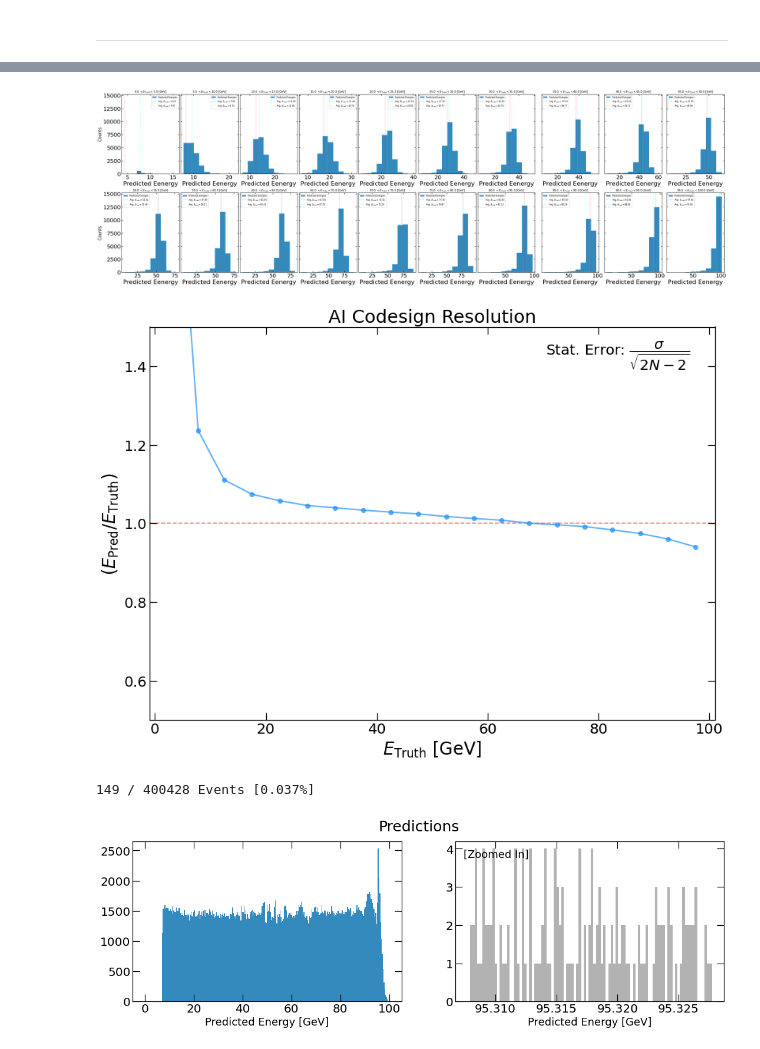
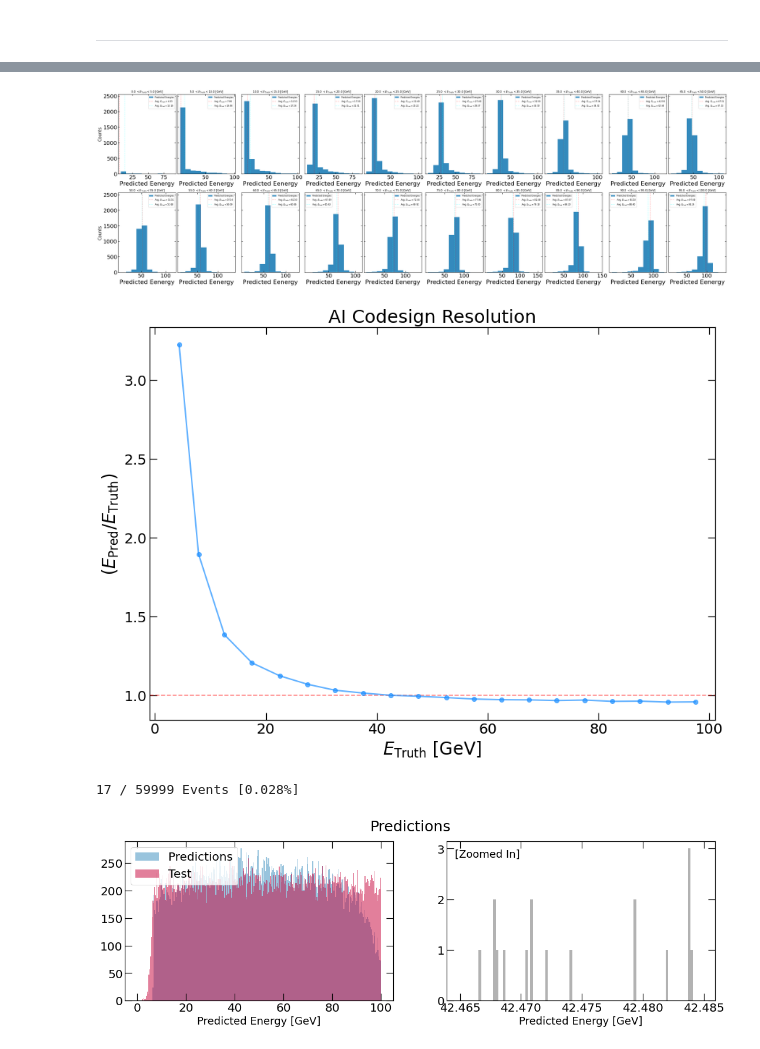
Before and after one commit to eiccodesign/regressiononly, a Jupyter notebook: Cluster_Sum_Regression.ipynb, the cells around one changed output, grey strips where cells are left out. Cells and saved outputs as stored; diff of their text form; code cells hidden in the pictures.

Commit message:
cleaned up and should run on TrainTestVal H5 files

```diff
--- a/Cluster_Sum_Regression.ipynb
+++ b/Cluster_Sum_Regression.ipynb
@@ -29,14 +29,10 @@ import tensorflow as tf
 # %% [markdown]
 ### Load the Data
 # %%
-#filename = 'rec_pionplus_300k_simple.hdf5'
-#filename = 'rec_pionplus_300k.hdf5'
-#filename = 'LogE_300k_normed.hdf5'
-#filename = 'hcal_only.hdf5'
-filename = "2M_piplus.hdf5"
+filename = "2M_hcal_update.hdf5"
 #filename = 'rec_pionplus_300ke_1i.hdf5'
 
-label = "hcal_only_events"  #Replace with your own variation!
+label = "Simple_NN_ClusterSum"  #Replace with your own variation!
 path = "./"+label
 # %%
 #os.makedirs(path)
@@ -312,9 +236,9 @@ print(truth_mean)
 # %% [markdown]
 ___
 # %%
-#Y_test = np.load("%s/y_test.npy"%(path))
-#X_test = np.load("%s/x_test.npy"%(path))
-#mypreds = np.load("%s/predictions.npy"%(path))
+Y_test = np.load("%s/y_test.npy"%(path))
+X_test = np.load("%s/x_test.npy"%(path))
+mypreds = np.load("%s/predictions.npy"%(path))
 # %%
 print(path)
 # %% [output]
@@ -468,7 +392,7 @@ for i in range(N):
     ax.tick_params(direction='in',right=True,top=True,length=5)
 plt.savefig("%s/resolutions_slices.pdf"%(path))
 # %% [output]
-[figure, old version]
+[figure, new version]
 # %%
 fig=plt.figure(figsize=(14,10))
 plt.title("AI Codesign Resolution",fontsize=25)
@@ -478,7 +402,7 @@ plt.xticks(fontsize=20)
 plt.yticks(fontsize=20)
 plt.tick_params(direction='in',right=True,top=True,length=10)
 plt.axhline(y=1.0, color='r', linestyle='--',alpha=0.5)#plt.ylim(-0.02,0.4)
-plt.ylim(0.5,1.5)
+#plt.ylim(0.5,1.5)
 plt.xlim(-1,101)
 errors = 1.0/(np.sqrt(2*counter-2))*stdev_pred
 ax = plt.subplot(1,1,1)
@@ -486,27 +410,28 @@ first_bin = 0
 last_bin = N
 plt.errorbar(avg_truth[first_bin:last_bin],pred_over_truth[first_bin:last_bin],#yerr=errors[first_bin:last_bin],
              linestyle="-",linewidth=2.0,capsize=4,capthick=1.2,elinewidth=1.2,ecolor='black',marker="o",color='dodgerblue',alpha=0.7)
-_ = plt.text(0.7,0.93,"Stat. Error: $\dfrac{\sigma}{\sqrt{2N-2} } $",transform=ax.transAxes,fontsize=20)
 plt.savefig("%s/scale_plot.pdf"%(path))
 # %% [output]
-[figure, old version]
+[figure, new version]
 # %%
 #Find the peak and zoom in
 fig = plt.figure(figsize=(18,5))
 plt.suptitle("Predictions",fontsize=25)
 ax = plt.subplot(1, 2, 1)
 plt.xlabel("Predicted Energy [GeV]",fontsize=18)
 bins = np.linspace(0,100,300)
-freq = plt.hist(mypreds, bins=bins)
+freq = plt.hist(mypreds, bins=bins,alpha=0.5,label="Predictions")
+test_freq = plt.hist(Y_test,bins=bins,alpha=0.5,label="Test")
+ax.legend()
 
 ax = plt.subplot(1, 2, 2)
 plt.xlabel("Predicted Energy [GeV]",fontsize=18)
 plt.text(0.03,0.9,"[Zoomed In]",transform=ax.transAxes,fontsize=18)
 maxbin = np.argmax(freq[0])
 zoom = np.linspace(bins[maxbin]-0.01,bins[maxbin]+0.01,100)
 mask = np.where(np.logical_and(mypreds>=bins[maxbin]-0.01, mypreds<=bins[maxbin]+0.01))[0]
 _ = plt.hist(mypreds[mask],alpha=.3,color="black",bins=zoom)
 print("%i / %i Events"%(len(mask),len(mypreds)),"[{:.3%}]".format( (len(mask)/len(mypreds)) ) )
 # %% [output]
-149 / 400428 Events [0.037%]
+17 / 59999 Events [0.028%]
-[figure, old version]
+[figure, new version]
```
Also changed, not shown: parts of 39 cells of this notebook.
